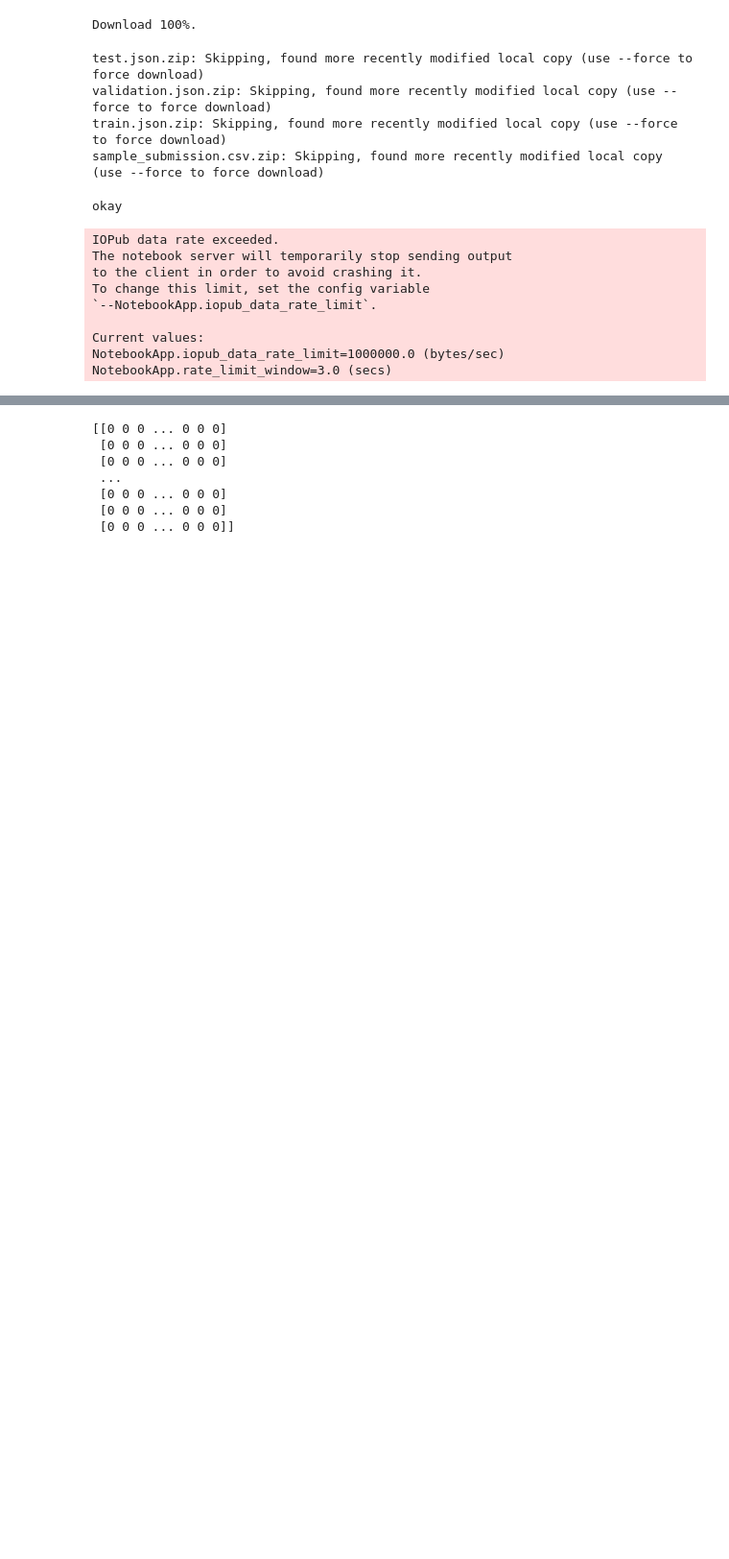
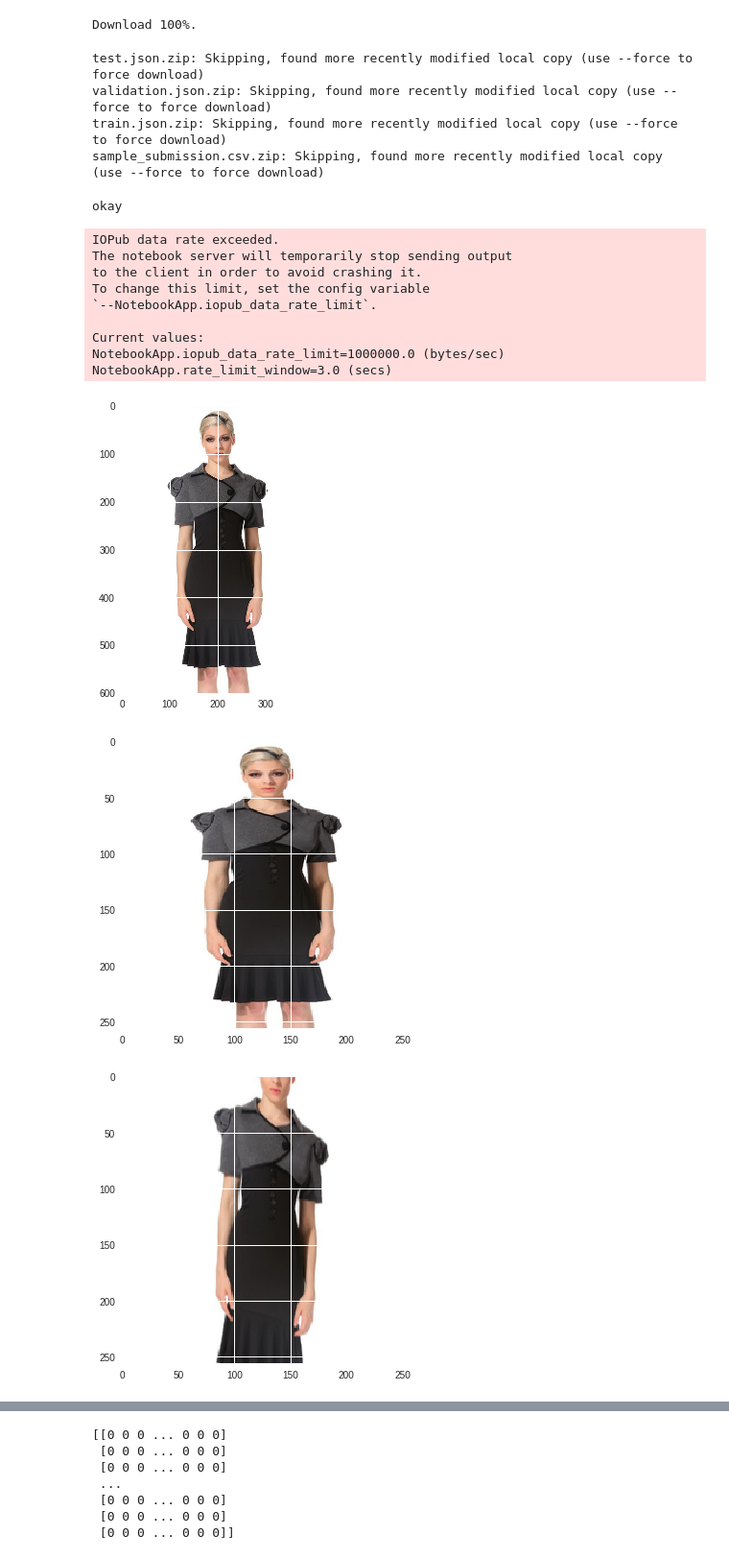
Before and after one commit to kar-elizabeth/iMaterialist_Kaggle_competition, a Jupyter notebook: notebook.ipynb, the cells around one changed output, grey strips where cells are left out. Shown at 96% size. Drawn from its saved outputs; the diff is of its cells as text; code cells hidden in the pictures; blank space fills up the shorter version.

```diff
--- a/notebook.ipynb
+++ b/notebook.ipynb
@@ -70,3 +71,39 @@ NotebookApp.rate_limit_window=3.0 (secs)
 # %%
 urls = [obj['url'] for obj in data['images']]
 ids = [obj['imageId'] for obj in data['images']]
+# %%
+from urllib.request import urlopen
+from PIL import Image
+import matplotlib.pyplot as plt
+import numpy as np
+from keras.preprocessing.image import ImageDataGenerator
+#import StringIO
+size=(256,256)
+idg = ImageDataGenerator(rescale=1./255,
+                        horizontal_flip=True,
+                        zoom_range=0.5,
+                        shear_range=15,
+                        rotation_range=25
+                        )
+img_file = urlopen(urls[137])
+#im_str = StringIO(img_file.read())
+I = np.asarray(Image.open(img_file))
+plt.imshow(I)
+plt.show()
+
+img_file = urlopen(urls[137])
+#im_str = StringIO(img_file.read())
+im = Image.open(img_file)
+im2 = im.resize(size, Image.ANTIALIAS)
+im2.thumbnail(size, Image.ANTIALIAS)
+I = np.asarray(im2)
+plt.imshow(I)
+plt.show()
+idg_flow = idg.flow(I.reshape(1,256,256,3), batch_size=32)
+for i in range(10):
+  plt.imshow(idg_flow.next()[0])
+  plt.show()
+# %% [output]
+[figure, added]
+[figure, added]
+[figure, added]
```
Also changed, not shown: parts of 7 cells of this notebook.
